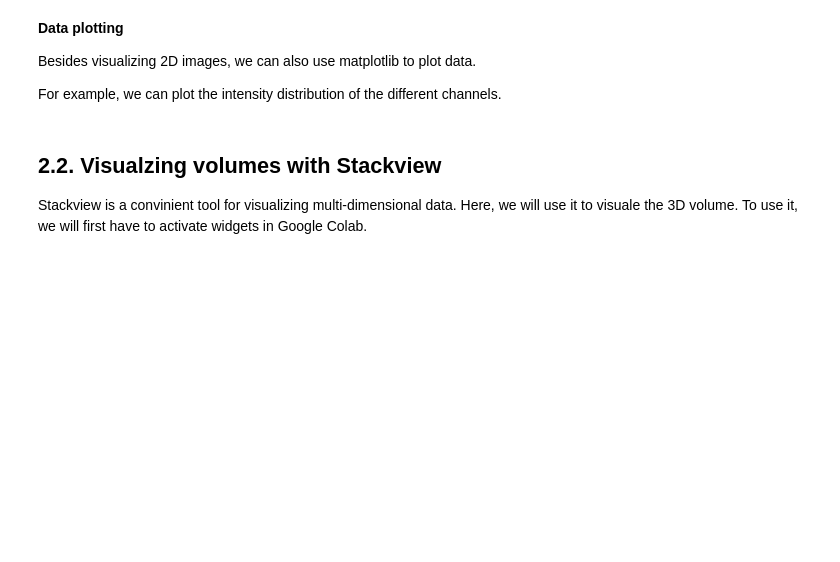
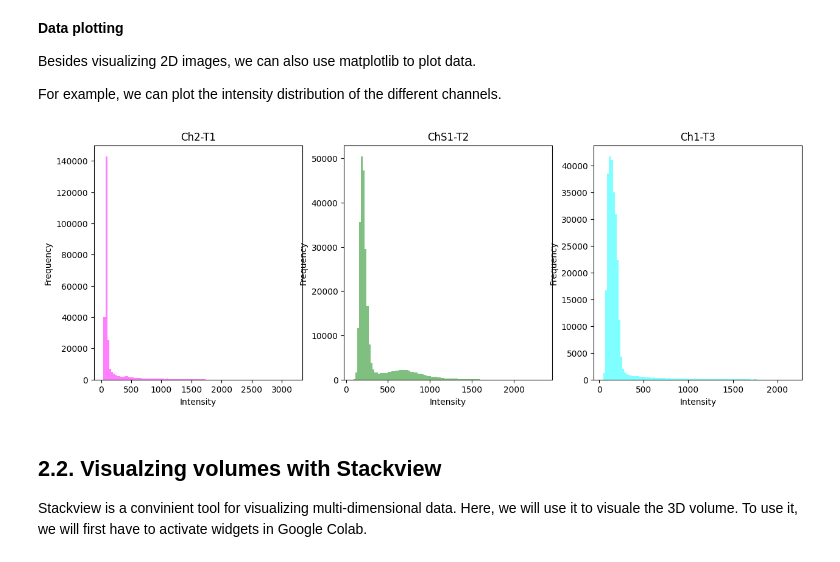
Before and after one commit to DeVosLab/P2N2025, a Jupyter notebook: 02_image-io-and-visualization.ipynb, the cells around one changed output. Cells and saved outputs as stored; diff of their text form; code cells hidden in the pictures; blank space fills up the shorter version.

```diff
--- a/02_image-io-and-visualization.ipynb
+++ b/02_image-io-and-visualization.ipynb
@@ -318,22 +385,23 @@ Besides visualizing 2D images, we can also use matplotlib to plot data.
 For example, we can plot the intensity distribution of the different channels.
 # %%
 # Create a plot with the histograms of the different channels
-fig, ax = plt.subplots(1, 1, figsize=(15, 5))
+fig, axes = plt.subplots(1, 3, figsize=(15, 5))
 for i, channel in enumerate(channel_names):
     data_mip_channel = data_mip[i,:,:] # Get the MIP image for the i-th channel
-    cmap = plt.get_cmap(color_map_list[i]) # Get the colormap for the i-th channel
-
+    cmap = cmap_list[i] # Get the colormap for the i-th channel
     # Plot the histogram of the channel
-    ax.hist(
+    axes[i].hist(
         data_mip_channel.flatten(), # Flatten the image to a 1D array
         bins=100,
-        color=cmap,
+        color=cmap.name,
         alpha=0.5
         )
-    ax.set_title(channel) # Set the title of the subplot to the channel name
-    ax.set_xlabel('Intensity') # Set the x-axis label to 'Intensity'
-    ax.set_ylabel('Frequency') # Set the y-axis label to 'Frequency'
+    axes[i].set_title(channel) # Set the title of the subplot to the channel name
+    axes[i].set_xlabel('Intensity') # Set the x-axis label to 'Intensity'
+    axes[i].set_ylabel('Frequency') # Set the y-axis label to 'Frequency'
 plt.show()
+# %% [output]
+[figure, added]
 # %% [markdown]
 ## 2.2. Visualzing volumes with Stackview
 
```
Also changed, not shown: parts of 16 cells of this notebook.
